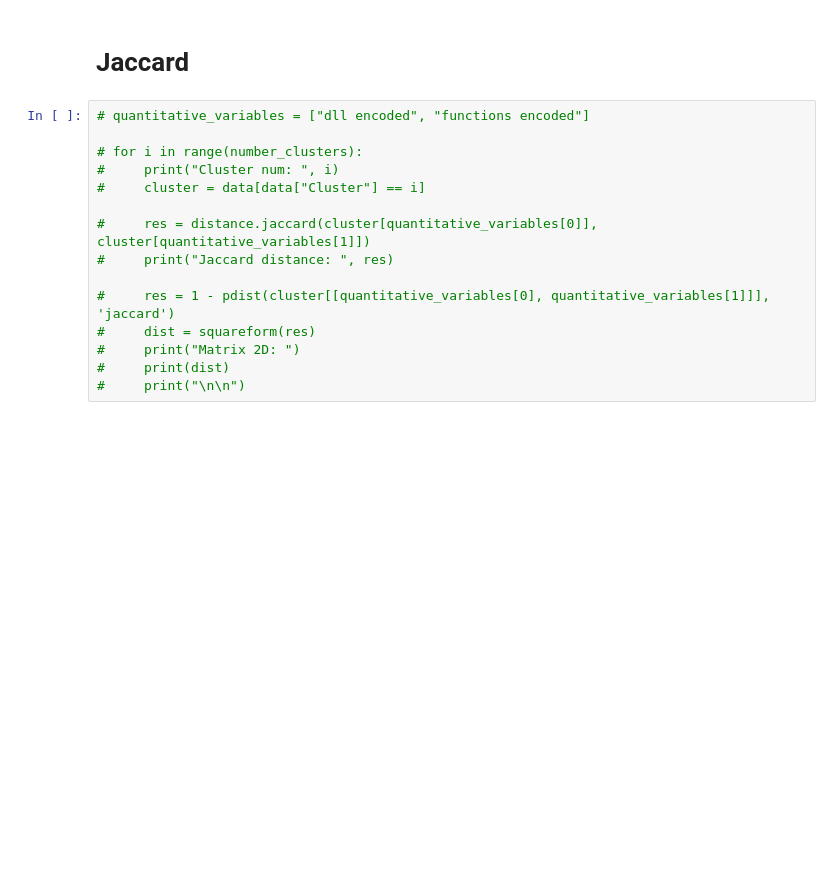
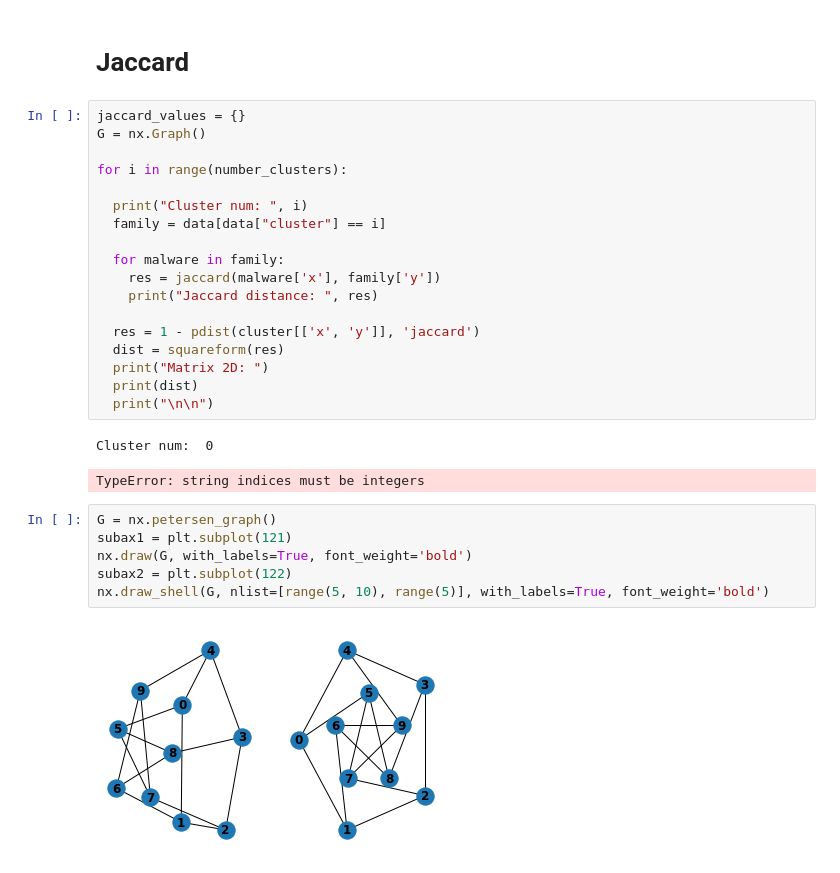
Before and after one commit to Bato007/LAB04-SDS, a Jupyter notebook: main copy.ipynb, the cells around one changed output. Drawn from its saved outputs; the diff is of its cells as text; blank space fills up the shorter version.

```diff
--- a/main copy.ipynb
+++ b/main copy.ipynb
@@ -214,17 +288,31 @@ For n_clusters = 4 The average silhouette_score of K-Means is: 0.879500580360324
 # %% [markdown]
 # Jaccard
 # %%
-# quantitative_variables = ["dll encoded", "functions encoded"]
+jaccard_values = {}
+G = nx.Graph()
 
-# for i in range(number_clusters):
-#     print("Cluster num: ", i)
-#     cluster = data[data["Cluster"] == i]
+for i in range(number_clusters):
 
-#     res = distance.jaccard(cluster[quantitative_variables[0]], cluster[quantitative_variables[1]])
-#     print("Jaccard distance: ", res)
+  print("Cluster num: ", i)
+  family = data[data["cluster"] == i]
 
-#     res = 1 - pdist(cluster[[quantitative_variables[0], quantitative_variables[1]]], 'jaccard')
-#     dist = squareform(res)
-#     print("Matrix 2D: ")
-#     print(dist)
-#     print("\n\n")
+  for malware in family:
+    res = jaccard(malware['x'], family['y'])
+    print("Jaccard distance: ", res)
+
+  res = 1 - pdist(cluster[['x', 'y']], 'jaccard')
+  dist = squareform(res)
+  print("Matrix 2D: ")
+  print(dist)
+  print("\n\n")
+# %% [output]
+Cluster num:  0
+TypeError: string indices must be integers
+# %%
+G = nx.petersen_graph()
+subax1 = plt.subplot(121)
+nx.draw(G, with_labels=True, font_weight='bold')
+subax2 = plt.subplot(122)
+nx.draw_shell(G, nlist=[range(5, 10), range(5)], with_labels=True, font_weight='bold')
+# %% [output]
+[figure, added]
```
Also changed, not shown: parts of 10 cells of this notebook.
